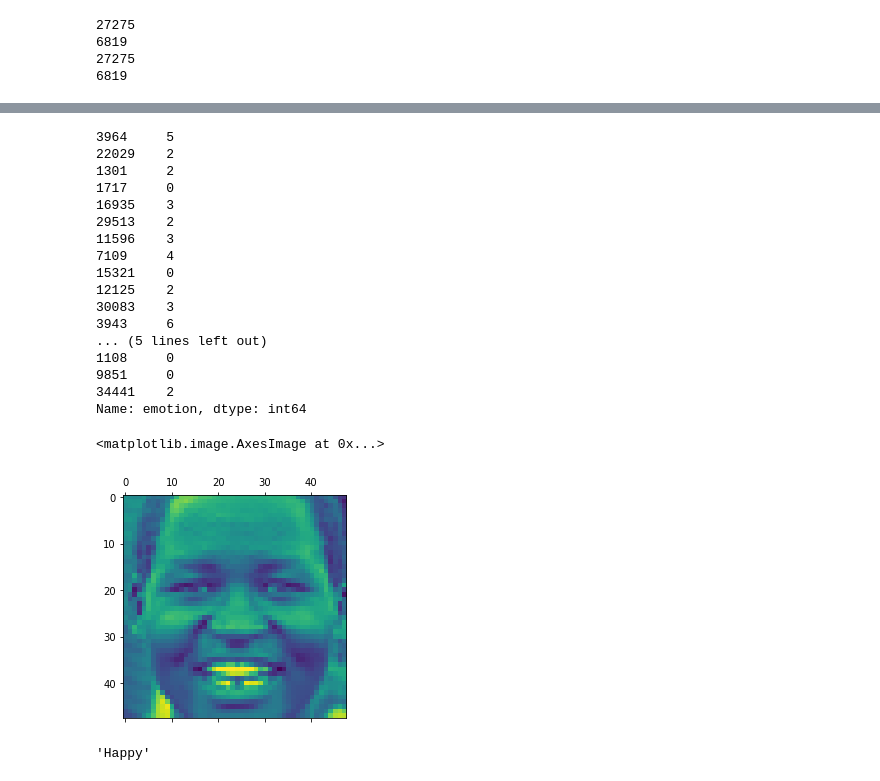
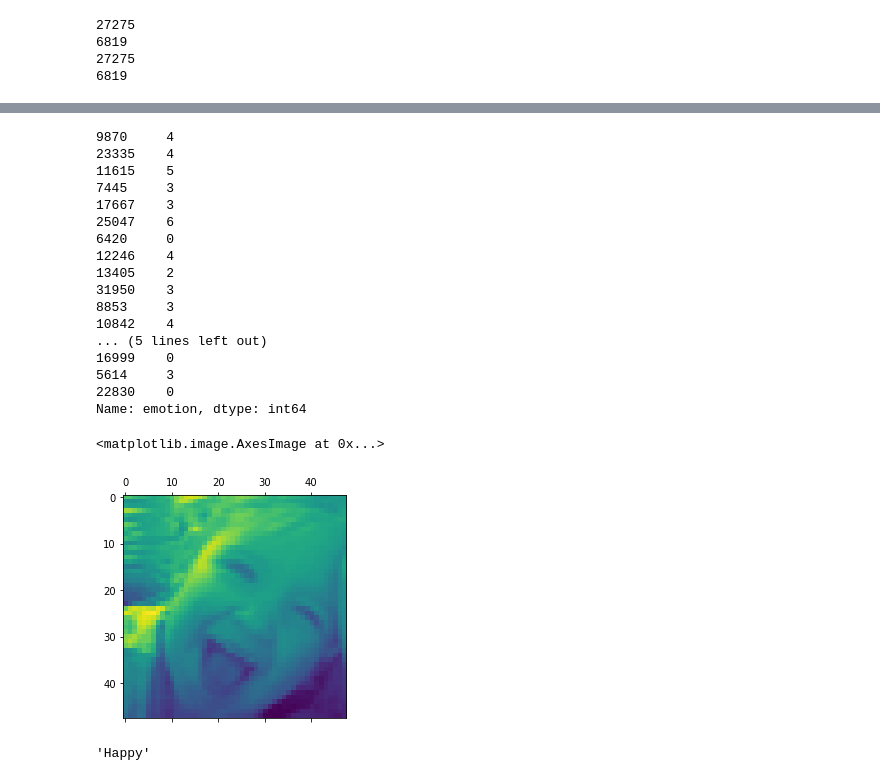
Before and after one commit to CEMK-SKR/Face_Emotion_Detector, a Jupyter notebook: Facial_Emotion_Detector.ipynb, the cells around one changed output, grey strips where cells are left out. Saved outputs shown, nothing was run; the diff lists cells and outputs as text; code cells hidden in the pictures.

```diff
--- a/Facial_Emotion_Detector.ipynb
+++ b/Facial_Emotion_Detector.ipynb
@@ -126,7 +127,7 @@ for i in range(10):
 [figure]
 # %%
 from sklearn.model_selection import train_test_split
-(X_train,X_test,y_train,y_test) = train_test_split(image_array,df1,test_size=0.2,random_state=10)
+(X_train,X_test,y_train,y_test) = train_test_split(image_array,df1,test_size=0.2,random_state=10,stratify=df1)
 # %%
 print(len(X_train))
 print(len(X_test))
@@ -134,8 +135,8 @@ print(len(y_train))
 print(len(y_test))
 X_train=X_train.reshape(-1,48,48,1)
 X_test = X_test.reshape(-1,48,48,1)
-X_train.shape
 X_train_rescaled = X_train/255
+X_test_rescaled = X_test/255
 # %% [output]
 27275
 6819
@@ -185,25 +225,25 @@ from sklearn.metrics import classification_report
 # %%
 y_test.head(20)
 # %% [output]
-3964     5
-22029    2
-1301     2
-1717     0
-16935    3
-29513    2
-11596    3
-7109     4
-15321    0
-12125    2
-30083    3
-3943     6
+9870     4
+23335    4
+11615    5
+7445     3
+17667    3
+25047    6
+6420     0
+12246    4
+13405    2
+31950    3
+8853     3
+10842    4
 ... (5 lines left out)
-1108     0
-9851     0
-34441    2
+16999    0
+5614     3
+22830    0
 Name: emotion, dtype: int64
 # %%
-plt.matshow(X_test[6])
+plt.matshow(X_test_rescaled[10])
 # %% [output]
 <matplotlib.image.AxesImage at 0x...>
-[figure, old version]
+[figure, new version]
```
Also changed, not shown: parts of 14 cells of this notebook.
